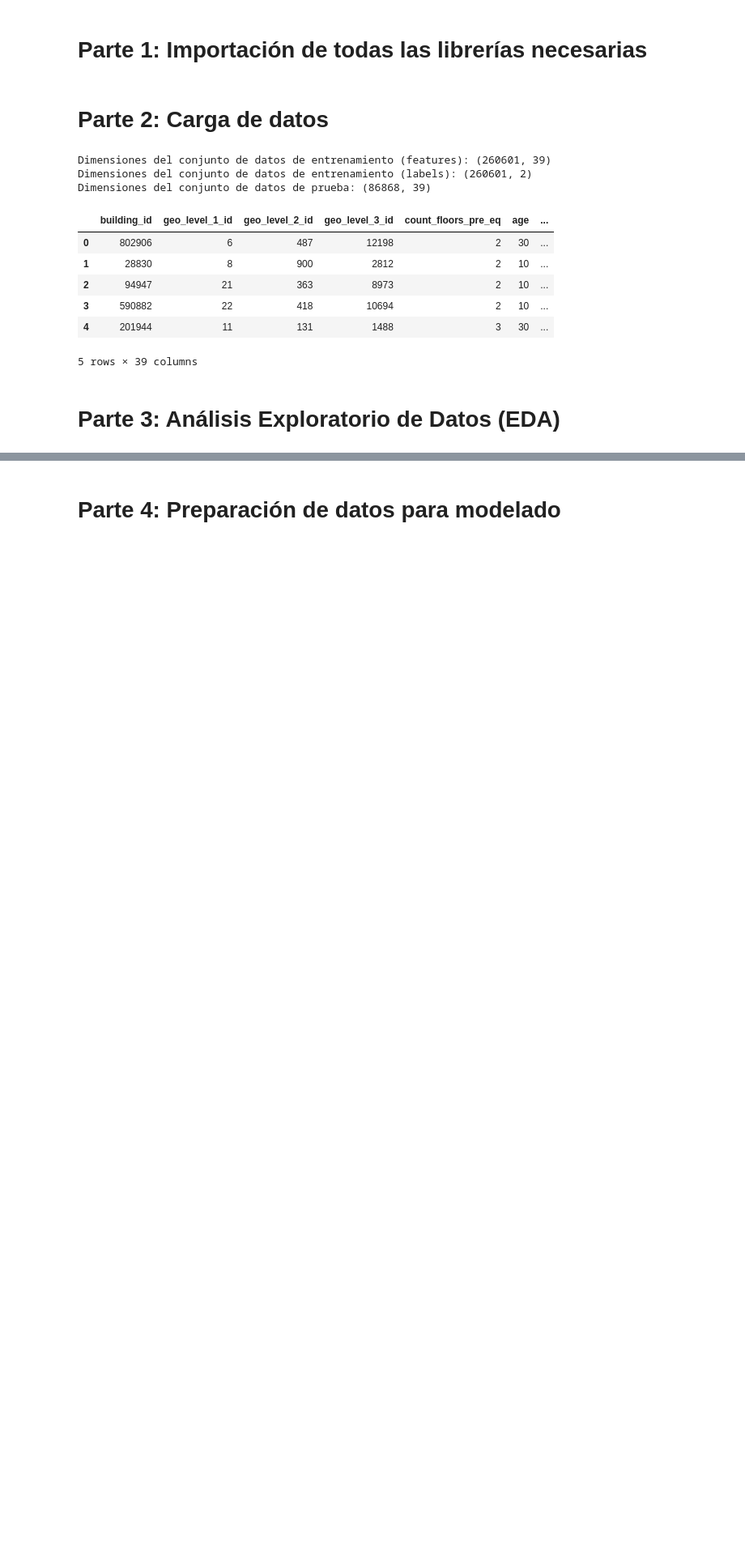
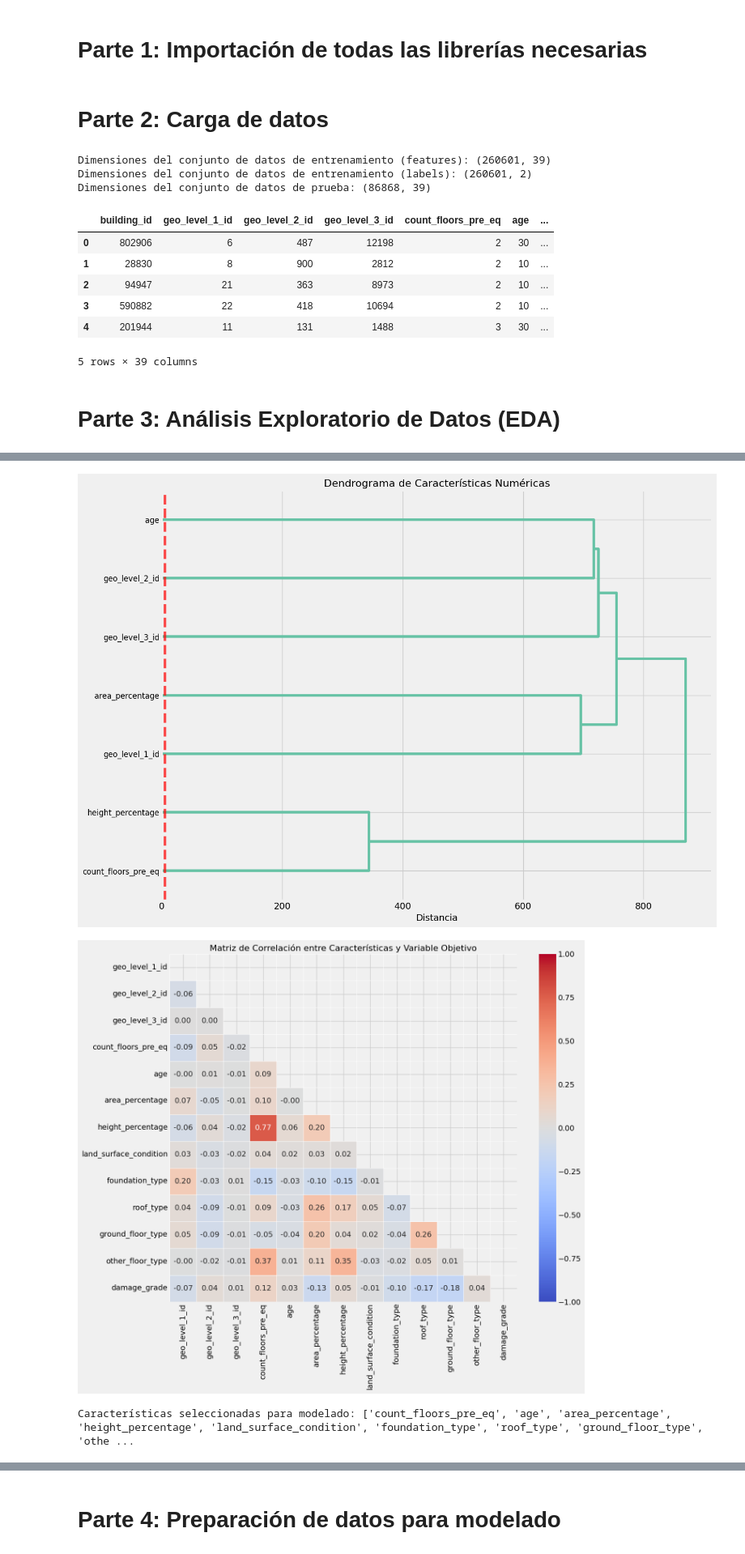
Before and after one commit to Saultr21/IA-Y-BIGDATA, a Jupyter notebook: SNS/SNS_ACT3_7/Terremoto_V2.ipynb, the cells around one changed output, grey strips where cells are left out. Shown at 81% size. Saved outputs shown, nothing was run; the diff lists cells and outputs as text; code cells hidden in the pictures; blank space fills up the shorter version.

```diff
--- a/SNS/SNS_ACT3_7/Terremoto_V2.ipynb
+++ b/SNS/SNS_ACT3_7/Terremoto_V2.ipynb
@@ -151,0 +151,67 @@ Se identificaron 22 columnas binarias
+# %%
+# Preparación de datos para dendrograma
+# Seleccionamos características numéricas
+X_numerical = train_data[numerical_features].copy()
+
+# Escalamos los datos para el dendrograma
+scaler = StandardScaler()
+X_scaled = scaler.fit_transform(X_numerical)
+
+# Creamos el dendrograma
+plt.figure(figsize=(14, 10))
+dend = hierarchy.dendrogram(
+    hierarchy.linkage(X_scaled.T, method='ward'),  # Transpuesta para clustering de características
+    labels=X_numerical.columns,
+    orientation='right',
+    leaf_font_size=12,
+    color_threshold=5
+)
+plt.title('Dendrograma de Características Numéricas', fontsize=16)
+plt.xlabel('Distancia', fontsize=14)
+plt.axvline(x=5, color='red', linestyle='--', alpha=0.7)
+plt.tight_layout()
+plt.show()
+
+# Análisis de correlación entre características categóricas y numéricas
+# Para esto, convertiremos las categóricas a numéricas temporalmente
+
+# Función para convertir características categóricas a numéricas
+def convert_categorical_to_numeric(df, categorical_cols):
+    df_encoded = df.copy()
+    for col in categorical_cols:
+        df_encoded[col] = df_encoded[col].astype('category').cat.codes
+    return df_encoded
+
+categorical_cols = [col for col in train_data.columns
+                   if train_data[col].dtype == 'object' and col not in ['building_id']]
+
+train_data_encoded = convert_categorical_to_numeric(train_data, categorical_cols)
+
+# Seleccionamos un subset de columnas para el heatmap (para evitar sobrecarga visual)
+selected_features = numerical_features + categorical_cols[:5]  # Primeras 5 categóricas
+selected_features.append('damage_grade')  # Añadir variable objetivo
+
+plt.figure(figsize=(14, 12))
+correlation = train_data_encoded[selected_features].corr()
+mask = np.triu(np.ones_like(correlation, dtype=bool))
+sns.heatmap(correlation, mask=mask, annot=True, fmt='.2f',
+            cmap='coolwarm', linewidths=0.5, vmin=-1, vmax=1)
+plt.title('Matriz de Correlación entre Características y Variable Objetivo', fontsize=16)
+plt.tight_layout()
+plt.show()
+
+# Basado en el dendrograma y la correlación, seleccionamos las características relevantes
+selected_features = [
+    'count_floors_pre_eq', 'age', 'area_percentage', 'height_percentage',
+    'land_surface_condition', 'foundation_type', 'roof_type',
+    'ground_floor_type', 'other_floor_type'
+]
+
+# Podemos añadir algunas características adicionales basadas en el dominio
+selected_features += [col for col in binary_columns[:10]]  # Añadir primeras 10 columnas binarias
+
+print("Características seleccionadas para modelado:", selected_features)
+# %% [output]
+[figure, added]
+[figure, added]
+Características seleccionadas para modelado: ['count_floors_pre_eq', 'age', 'area_percentage', 'height_percentage', 'land_surface_condition', 'foundation_type', 'roof_type', 'ground_floor_type', 'othe ...
```
Also changed, not shown: parts of 19 cells of this notebook.
